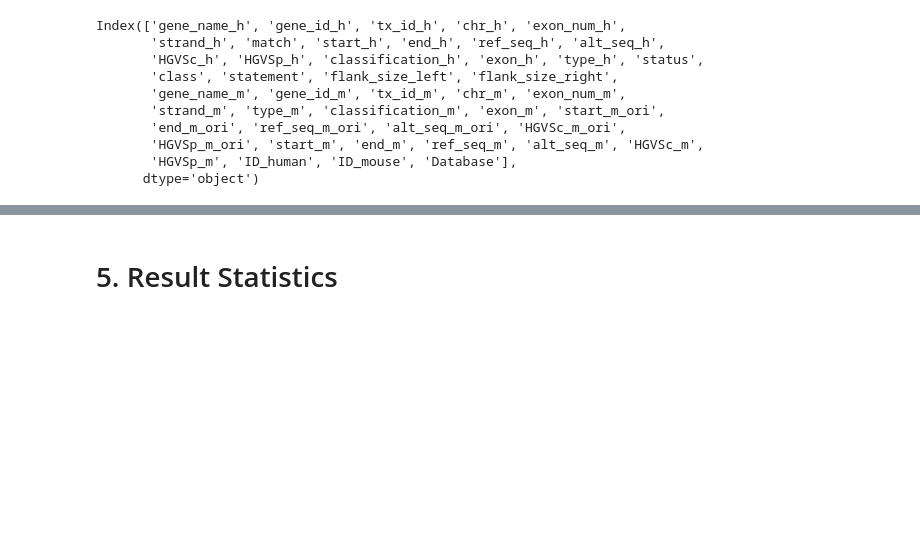
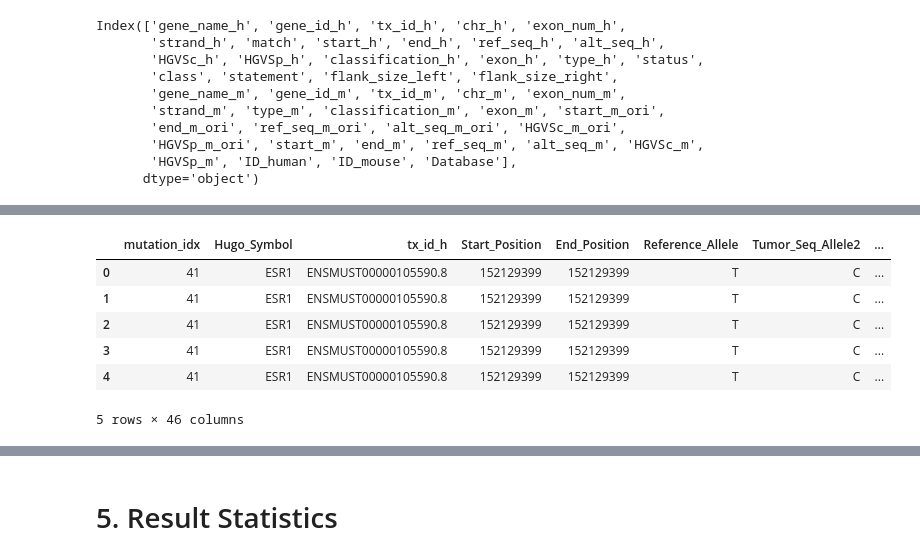
Before and after one commit to kexindon/h2m-public, a Jupyter notebook: manuscript-analysis/2_murine_mutation_database/2_murine_mutation_database.ipynb, the cells around one changed output, grey strips where cells are left out. Saved outputs shown, nothing was run; the diff lists cells and outputs as text; code cells hidden in the pictures; blank space fills up the shorter version.

```diff
--- a/manuscript-analysis/2_murine_mutation_database/2_murine_mutation_database.ipynb
+++ b/manuscript-analysis/2_murine_mutation_database/2_murine_mutation_database.ipynb
@@ -945,0 +1055,2 @@ df_all.columns = ['Hugo_Symbol','tx_id_h','Start_Position','End_Position', 'Refe
+# %%
+df_pegg = pd.read_csv('/Users/kexindong/Documents/GitHub/Output/h2m_database/PEGG/pe_human_result.csv')
@@ -945,0 +1059,12 @@ df_all.columns = ['Hugo_Symbol','tx_id_h','Start_Position','End_Position', 'Refe
+# %%
+df_pegg_sub = df_pegg[df_pegg['ID']=='AACR-H0002687-M01'].reset_index(drop=True)
+# %%
+df_pegg_sub
+# %% [output]
+|  | mutation_idx | Hugo_Symbol | tx_id_h | Start_Position | End_Position | Reference_Allele | Tumor_Seq_Allele2 | ... |
+| 0 | 41 | ESR1 | ENSMUST00000105590.8 | 152129399 | 152129399 | T | C | ... |
+| 1 | 41 | ESR1 | ENSMUST00000105590.8 | 152129399 | 152129399 | T | C | ... |
+| 2 | 41 | ESR1 | ENSMUST00000105590.8 | 152129399 | 152129399 | T | C | ... |
+| 3 | 41 | ESR1 | ENSMUST00000105590.8 | 152129399 | 152129399 | T | C | ... |
+| 4 | 41 | ESR1 | ENSMUST00000105590.8 | 152129399 | 152129399 | T | C | ... |
+5 rows × 46 columns
```
Also changed, not shown: parts of 40 cells of this notebook, 14 other files.
